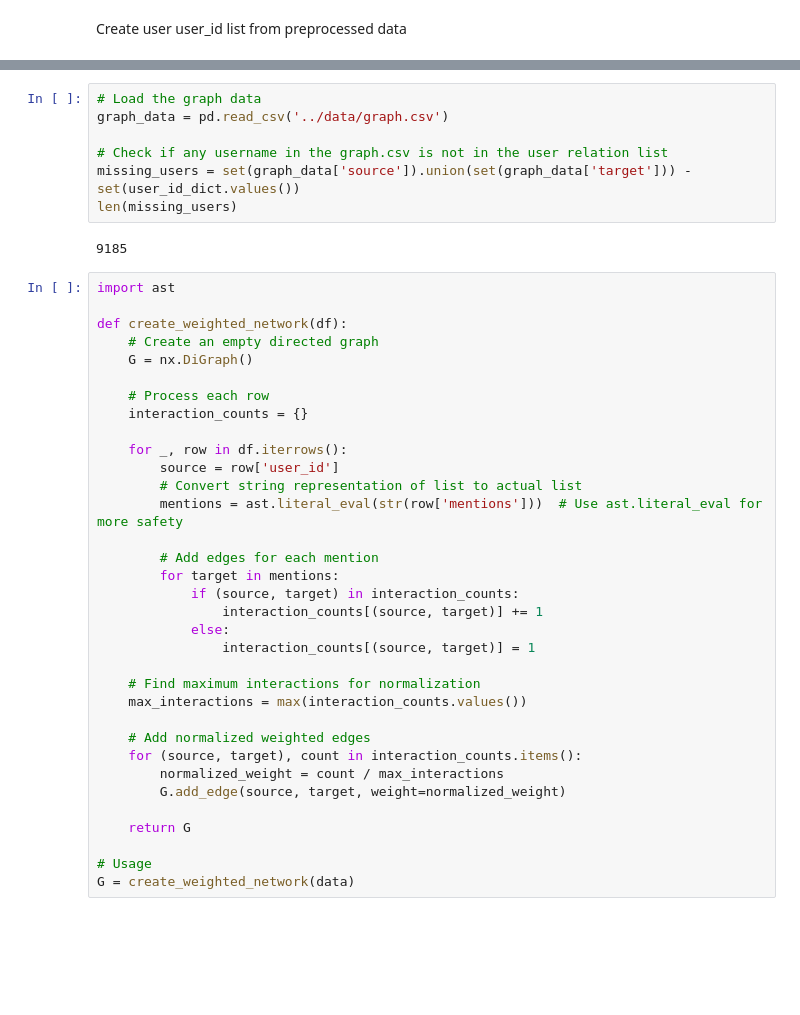
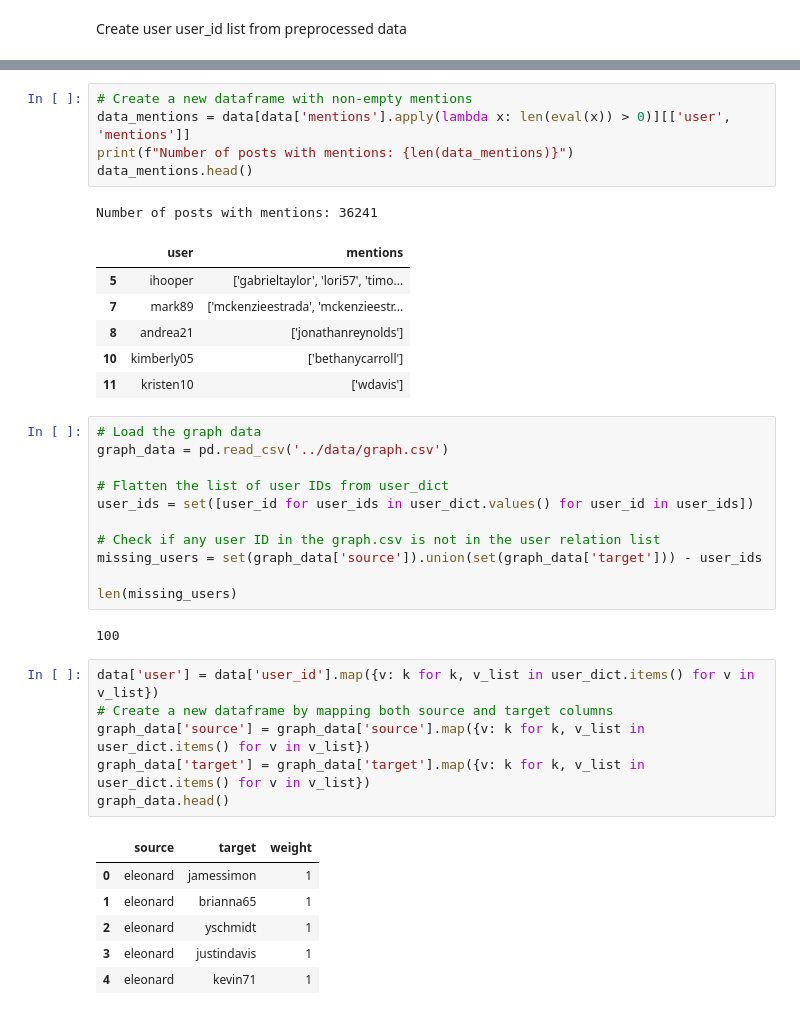
Before and after one commit to IronL442/UL-Case-Study-V2, a Jupyter notebook: analysis/network.ipynb, the cells around one changed output, grey strips where cells are left out. Cells and saved outputs as stored; diff of their text form; blank space fills up the shorter version.

```diff
--- a/analysis/network.ipynb
+++ b/analysis/network.ipynb
@@ -39,43 +42,39 @@ data.head(7)
+# %%
+# Create a new dataframe with non-empty mentions
+data_mentions = data[data['mentions'].apply(lambda x: len(eval(x)) > 0)][['user', 'mentions']]
+print(f"Number of posts with mentions: {len(data_mentions)}")
+data_mentions.head()
+# %% [output]
+Number of posts with mentions: 36241
+|  | user | mentions |
+| 5 | ihooper | ['gabrieltaylor', 'lori57', 'timo... |
+| 7 | mark89 | ['mckenzieestrada', 'mckenzieestr... |
+| 8 | andrea21 | ['jonathanreynolds'] |
+| 10 | kimberly05 | ['bethanycarroll'] |
+| 11 | kristen10 | ['wdavis'] |
 # %%
 # Load the graph data
 graph_data = pd.read_csv('../data/graph.csv')
 
-# Check if any username in the graph.csv is not in the user relation list
-missing_users = set(graph_data['source']).union(set(graph_data['target'])) - set(user_id_dict.values())
+# Flatten the list of user IDs from user_dict
+user_ids = set([user_id for user_ids in user_dict.values() for user_id in user_ids])
+
+# Check if any user ID in the graph.csv is not in the user relation list
+missing_users = set(graph_data['source']).union(set(graph_data['target'])) - user_ids
+
 len(missing_users)
 # %% [output]
-9185
+100
-# %%
-import ast
-
-def create_weighted_network(df):
-    # Create an empty directed graph
-    G = nx.DiGraph()
-
-    # Process each row
-    interaction_counts = {}
-
-    for _, row in df.iterrows():
-        source = row['user_id']
-        # Convert string representation of list to actual list
-        mentions = ast.literal_eval(str(row['mentions']))  # Use ast.literal_eval for more safety
-
-        # Add edges for each mention
-        for target in mentions:
-            if (source, target) in interaction_counts:
-                interaction_counts[(source, target)] += 1
-            else:
-                interaction_counts[(source, target)] = 1
-
-    # Find maximum interactions for normalization
-    max_interactions = max(interaction_counts.values())
-
-    # Add normalized weighted edges
-    for (source, target), count in interaction_counts.items():
-        normalized_weight = count / max_interactions
-        G.add_edge(source, target, weight=normalized_weight)
-
-    return G
-
-# Usage
-G = create_weighted_network(data)
+# %%
+data['user'] = data['user_id'].map({v: k for k, v_list in user_dict.items() for v in v_list})
+# Create a new dataframe by mapping both source and target columns
+graph_data['source'] = graph_data['source'].map({v: k for k, v_list in user_dict.items() for v in v_list})
+graph_data['target'] = graph_data['target'].map({v: k for k, v_list in user_dict.items() for v in v_list})
+graph_data.head()
+# %% [output]
+|  | source | target | weight |
+| 0 | eleonard | jamessimon | 1 |
+| 1 | eleonard | brianna65 | 1 |
+| 2 | eleonard | yschmidt | 1 |
+| 3 | eleonard | justindavis | 1 |
+| 4 | eleonard | kevin71 | 1 |
```
Also changed, not shown: parts of 9 cells of this notebook, 1 other file.
